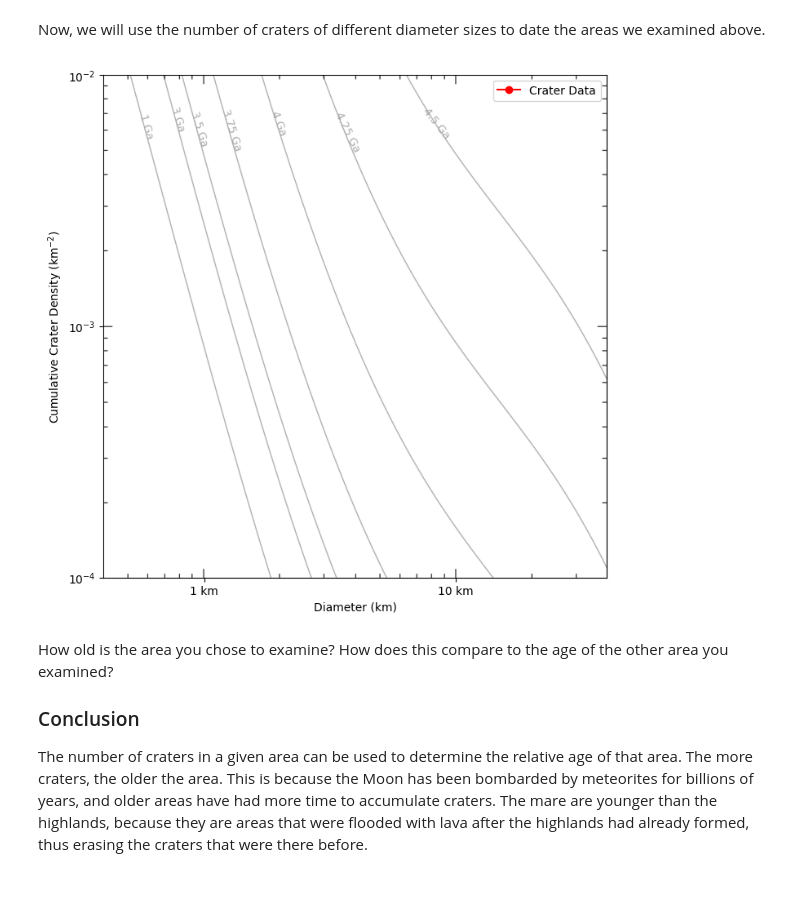
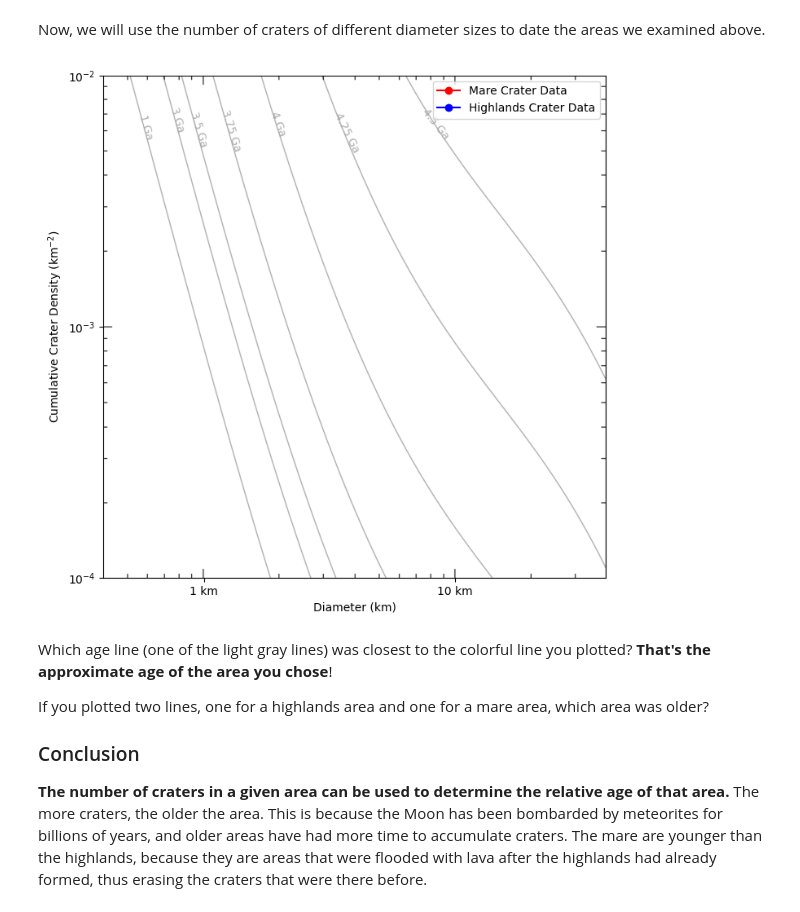
Before and after one commit to linneawolniewicz/gwish-outreach, a Jupyter notebook: lunar_workshop.ipynb, the cells around one changed output. Saved outputs shown, nothing was run; the diff lists cells and outputs as text; code cells hidden in the pictures.

```diff
--- a/lunar_workshop.ipynb
+++ b/lunar_workshop.ipynb
@@ -168,13 +184,19 @@
 # %%
 '''
 Change the below cells to interact with the code!
-Change the values of the cumulative_crater_counts
+Change the values of the mare_area_cumulative_crater_counts and highlands_area_cumulative_crater_counts lists
 '''
 
-diameters = [1, 5, 10, 50, 100]
-cumulative_crater_counts = [0, 0, 0, 0, 0] # Replace 0 with the number of craters for each diameter size!
+diameters = [2, 4, 6, 8, 10]
+mare_area_cumulative_crater_counts = [0, 0, 0, 0, 0] # Replace 0 with the number of craters for each diameter size in your chosen mare area!
+highlands_area_cumulative_crater_counts = [0, 0, 0, 0, 0] # Replace 0 with the number of craters for each diameter size in your chosen highlands area!
 
 # Print the number of craters for each diameter size nicely
-for diameter, count in zip(diameters, cumulative_crater_counts):
+print("Mare Area:")
+for diameter, count in zip(diameters, mare_area_cumulative_crater_counts):
     print(f"Number of craters with diameter greater than {diameter} km: {count}")
+
+print("\nHighlands Area:")
+for diameter, count in zip(diameters, highlands_area_cumulative_crater_counts):
+    print(f"Number of craters with diameter greater than {diameter} km: {count}")
 # %% [output]
@@ -191,53 +221,75 @@ Change the below cells to interact with the code!
 Change the color of the dots on the age plot.
 '''
 
-dot_color = "red" # Try changing this to "blue", "green", "purple", anything!
+mare_dot_color = "red" # Try changing this to "blue", "green", "purple", anything!
+highlands_dot_color = "blue" # Try changing this to "red", "green", "purple", anything!
 
 # Normalize cumulative crater counts by the reference area
 reference_area = 61_500 # km^2
-cumulative_count_normalized = np.array(cumulative_crater_counts) / reference_area
-mask = np.array(cumulative_count_normalized) > 0
-diameters = np.array(diameters)[mask]
-cumulative_count_normalized = np.array(cumulative_count_normalized)[mask]
+
+# Mare area
+mare_cumulative_count_normalized = np.array(mare_area_cumulative_crater_counts) / reference_area
+mare_mask = np.array(mare_cumulative_count_normalized) > 0
+mare_diameters = np.array(diameters)[mare_mask]
+mare_cumulative_count_normalized = np.array(mare_cumulative_count_normalized)[mare_mask]
+
+# Highlands area
+highlands_cumulative_count_normalized = np.array(highlands_area_cumulative_crater_counts) / reference_area
+highlands_mask = np.array(highlands_cumulative_count_normalized) > 0
+highlands_diameters = np.array(diameters)[highlands_mask]
+highlands_cumulative_count_normalized = np.array(highlands_cumulative_count_normalized)[highlands_mask]
 
 # Load image
 image_path = "./lunar_data/age_lines.png"
 img = np.asarray(Image.open(image_path))
 
 # Convert pixel positions to log-scale data values
 img_height, img_width = img.shape[:2]
 x_min, x_max = 10**-0.4, 10**1.6
 y_min, y_max = 1e-4, 1e-2
 x_ticks = [1, 10]  # Only 1 km and 10 km
 y_ticks = [1e-4, 1e-3, 1e-2]  # Only 10^-4, 10^-3, 10^-2
 x_pixel_positions = np.interp(np.log10(x_ticks), [np.log10(x_min), np.log10(x_max)], [0, img_width])
 y_pixel_positions = np.interp(np.log10(y_ticks), [np.log10(y_min), np.log10(y_max)], [img_height, 0])
 
 # Plot the image
 fig, ax = plt.subplots(figsize=(8, 8))
 ax.imshow(img, cmap="gray", origin="upper")
 
-# Plot the crater count data
-log_diameters = np.log10(diameters)
-log_cumulative_counts = np.log10(cumulative_count_normalized)
-diameter_pixel_positions = np.interp(log_diameters, [np.log10(x_min), np.log10(x_max)], [0, img_width])
-density_pixel_positions = np.interp(log_cumulative_counts, [np.log10(y_min), np.log10(y_max)], [img_height, 0])
-ax.plot(diameter_pixel_positions, density_pixel_positions, color=dot_color, marker='o', label="Crater Data")
+# Prepare the mare data
+log_mare_diameters = np.log10(mare_diameters)
+mare_diameter_pixel_positions = np.interp(log_mare_diameters, [np.log10(x_min), np.log10(x_max)], [0, img_width])
+log_mare_cumulative_counts = np.log10(mare_cumulative_count_normalized)
+mare_density_pixel_positions = np.interp(log_mare_cumulative_counts, [np.log10(y_min), np.log10(y_max)], [img_height, 0])
+
+# Prepare the highlands data
+log_highlands_diameters = np.log10(highlands_diameters)
+highlands_diameter_pixel_positions = np.interp(log_highlands_diameters, [np.log10(x_min), np.log10(x_max)], [0, img_width])
+log_highlands_cumulative_counts = np.log10(highlands_cumulative_count_normalized)
+highlands_density_pixel_positions = np.interp(log_highlands_cumulative_counts, [np.log10(y_min), np.log10(y_max)], [img_height, 0])
+
+# Plot the mare and highlands data
+ax.plot(mare_diameter_pixel_positions, mare_density_pixel_positions, color=mare_dot_color, marker='o', label="Mare Crater Data")
+ax.plot(highlands_diameter_pixel_positions, highlands_density_pixel_positions, color=highlands_dot_color, marker='o', label="Highlands Crater Data")
 
 # Set custom x and y axes
 ax.set_xticks(x_pixel_positions)
 ax.set_xticklabels([f"{xt:.0f} km" for xt in x_ticks])
 ax.set_yticks(y_pixel_positions)
 ax.set_yticklabels([f"$10^{{{int(np.log10(yt))}}}$" for yt in y_ticks])
+ax.set_xlim(0, img_width)
+ax.set_ylim(img_height, 0)
 ax.set_xlabel("Diameter (km)")
 ax.set_ylabel("Cumulative Crater Density (km$^{-2}$)")
 ax.legend()
 
 plt.show()
 # %% [output]
-[figure, old version]
+[figure, new version]
 # %% [markdown]
-How old is the area you chose to examine? How does this compare to the age of the other area you examined?
+Which age line (one of the light gray lines) was closest to the colorful line you plotted? **That's the approximate age of the area you chose**!
+
+If you plotted two lines, one for a highlands area and one for a mare area, which area was older?
 
 ### Conclusion
-The number of craters in a given area can be used to determine the relative age of that area. The more craters, the older the area. This is because the Moon has been bombarded by meteorites for billions of years, and older areas have had more time to accumulate craters. The mare are younger than the highlands, because they are areas that were flooded with lava after the highlands had already formed, thus erasing the craters that were there before.
+**The number of craters in a given area can be used to determine the relative age of that area.** The more craters, the older the area. This is because the Moon has been bombarded by meteorites for billions of years, and older areas have had more time to accumulate craters. The mare are younger than the highlands, because they are areas that were flooded with lava after the highlands had already formed, thus erasing the craters that were there before.
```
Also changed, not shown: parts of 7 cells of this notebook, 1 other file.
